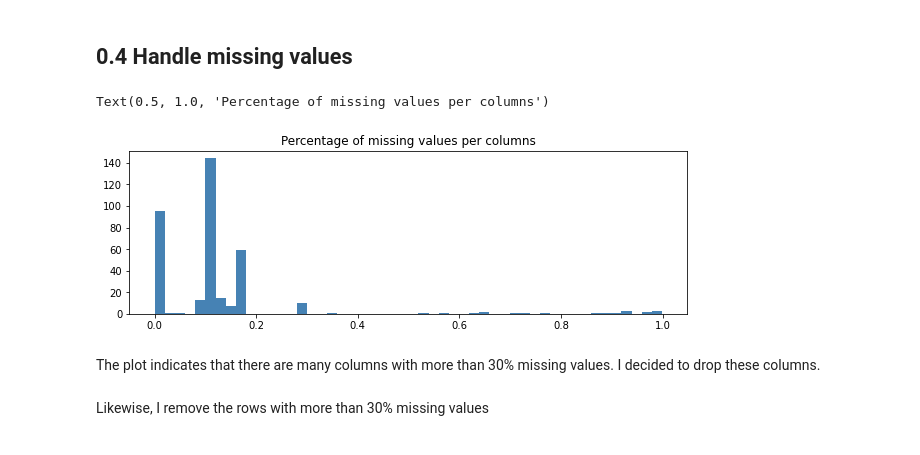
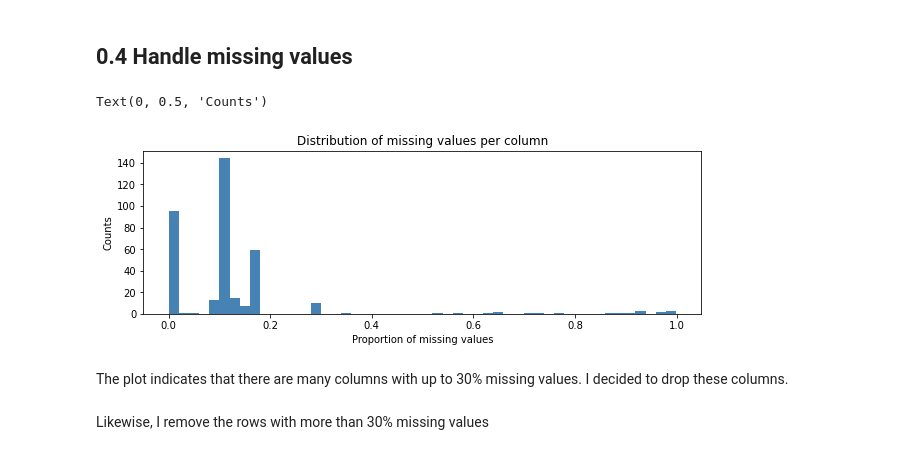
Before and after one commit to eigenvektorin/Customer_Segmentation, a Jupyter notebook: Arvato_Project_Workbook.ipynb, the cells around one changed output. Drawn from its saved outputs; the diff is of its cells as text; code cells hidden in the pictures.

```diff
--- a/Arvato_Project_Workbook.ipynb
+++ b/Arvato_Project_Workbook.ipynb
@@ -251,12 +257,14 @@ missing_per_column = azdias_converted.isna().mean()
 # %%
 plt.figure(figsize=(10,3))
 plt.hist(missing_per_column, bins=50,histtype='stepfilled', color='steelblue')
-plt.title('Percentage of missing values per columns')
+plt.title('Distribution of missing values per column')
+plt.xlabel('Proportion of missing values')
+plt.ylabel('Counts')
 # %% [output]
-Text(0.5, 1.0, 'Percentage of missing values per columns')
+Text(0, 0.5, 'Counts')
-[figure, old version]
+[figure, new version]
 # %% [markdown]
-The plot indicates that there are many columns with more than 30% missing values. I decided to drop these columns.
+The plot indicates that there are many columns with up to 30% missing values. I decided to drop these columns.
 # %%
 def drop_missing_cols(df,percent):
     """ Drops columns with more than 30% missing values"""
```
Also changed, not shown: parts of 7 cells of this notebook.
